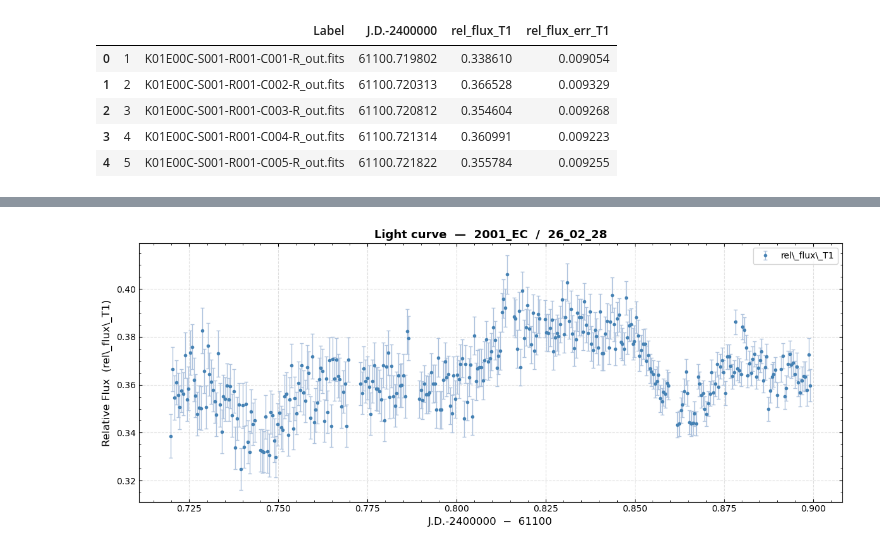
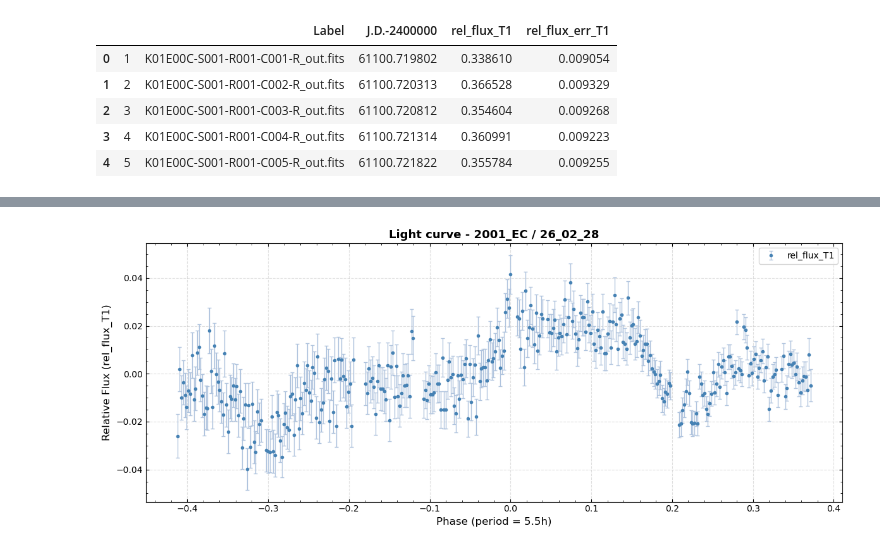
Before and after one commit to Robin-Savonet/OUKA2026, a Jupyter notebook: data/2001_EC/26_02_28/output.ipynb, the cells around one changed output, grey strips where cells are left out. Saved outputs shown, nothing was run; the diff lists cells and outputs as text; code cells hidden in the pictures.

```diff
--- a/data/2001_EC/26_02_28/output.ipynb
+++ b/data/2001_EC/26_02_28/output.ipynb
@@ -59,5 +59,7 @@ rel_flux_T1: 0.324830  →  0.406033
 Median flux error: 0.007824
 # %%
-plot_light_curve(TARGET, NIGHT, df["J.D.-2400000"], df["rel_flux_T1"], df["rel_flux_err_T1"])
+T = 5.5
+
+plot_light_curve(TARGET, NIGHT, df["J.D.-2400000"], df["rel_flux_T1"], df["rel_flux_err_T1"], period=T, subtract_mean=True)
 # %% [output]
-[figure, old version]
+[figure, new version]
```
Also changed, not shown: parts of 1 cell of this notebook, 9 other files.
